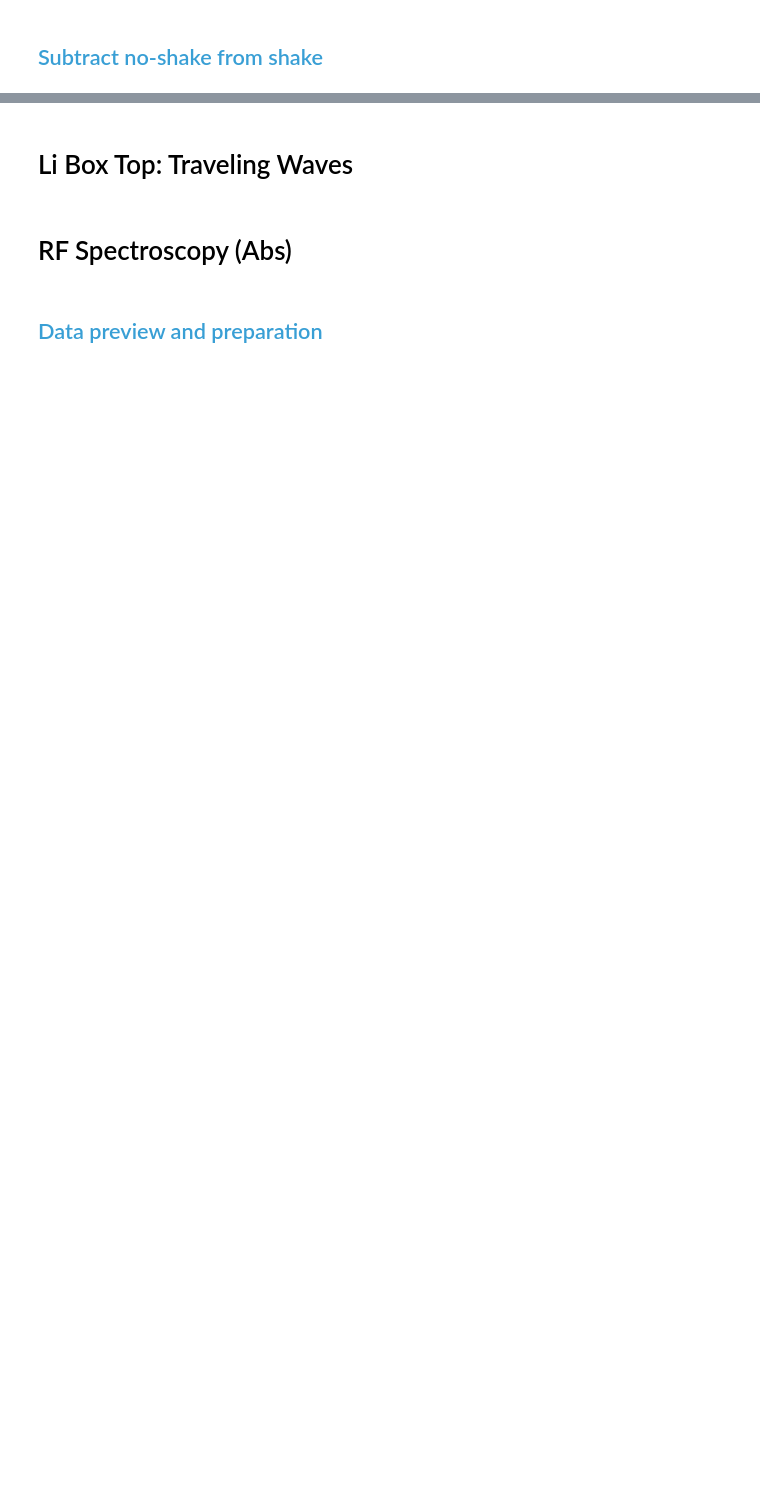
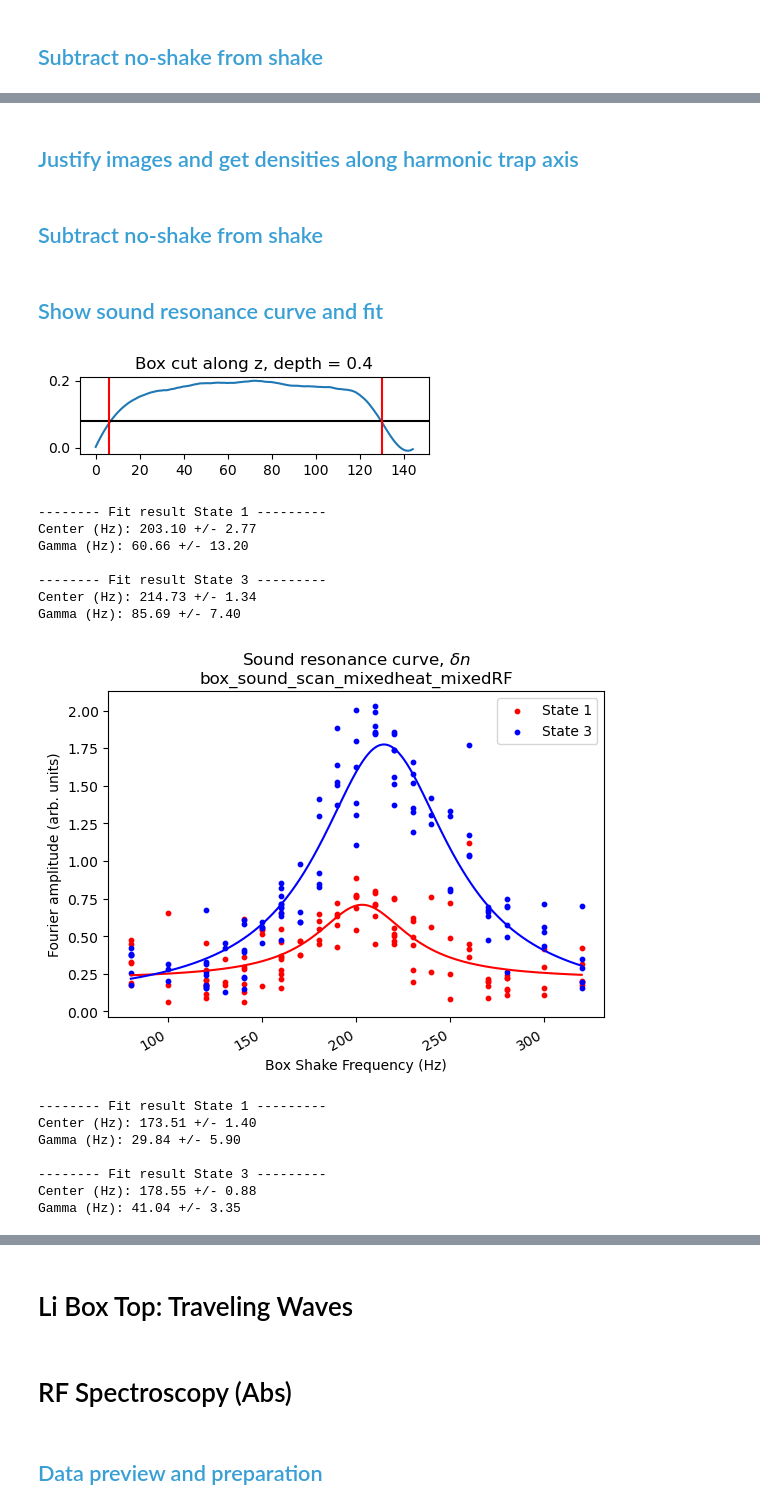
Before and after one commit to huanium/huanium, a Jupyter notebook: MIT_PhD/BEC1/Analysis/BEC1 Calculator.ipynb, the cells around one changed output, grey strips where cells are left out. Saved outputs shown, nothing was run; the diff lists cells and outputs as text; code cells hidden in the pictures; blank space fills up the shorter version.

```diff
--- a/MIT_PhD/BEC1/Analysis/BEC1 Calculator.ipynb
+++ b/MIT_PhD/BEC1/Analysis/BEC1 Calculator.ipynb
@@ -629,7 +636,8 @@ def add_polrot_column_densities_to_dataframe(df_PR, exp_params_dict_PR, ROI_PR):
 
     return df_PR
 # %%
-def add_counts_from_PR_column_densities_to_dataframe(df_PR, um_per_pixel):
+def add_counts_from_PR_column_densities_to_dataframe(df_PR, exp_params_dict):
+    um_per_pixel = exp_params_dict['Values']['top_um_per_pixel'] # in um
     counts = []
     for idx, row in df_PR.iterrows():
         counts.append( sum(sum(row['column_density']))* (um_per_pixel**2) * 10**(-12) )
@@ -652,7 +660,8 @@ def add_atom_counts_from_densities_to_data_frame(df, um_per_pixel):
 ## <font color=#399FD5>Hybrid Top analysis functions</font>
 # %%
 # rotate column densities by tilt angle & add 'justified_column_density' to dataframe
-def add_justified_column_density_to_dataframe(df, tilt_angle):
+def add_justified_column_density_to_dataframe(df, exp_params_dict):
+    tilt_angle = exp_params_dict["Values"]["axicon_tilt_deg"]
     df['justified_column_density'] = [None]*df.shape[0]
     print('Tilt angle: ' + str(tilt_angle) + ' degrees')
     if 'column_density' in df.columns:
@@ -2702,8 +2430,7 @@ data_frame_Sound_Scan_PR = add_polrot_column_densities_to_dataframe(data_frame_S
 # %%
 # get counts
-um_per_pixel_Sound_Scan_PR = experiment_parameters_dict_Sound_Scan_PR['Values']['top_um_per_pixel'] # in um
 data_frame_Sound_Scan_PR = add_counts_from_PR_column_densities_to_dataframe(data_frame_Sound_Scan_PR,
-                                                                             um_per_pixel_Sound_Scan_PR)
+                                                                             experiment_parameters_dict_Sound_Scan_PR)
 # FILTER DATA
 data_frame_Sound_Scan_PR = data_filter(data_frame_Sound_Scan_PR, 'atom_count', 1.5, ['image_type','TopA'])
 data_frame_Sound_Scan_PR = data_filter(data_frame_Sound_Scan_PR, 'atom_count', 1.5, ['image_type','TopB'])
@@ -2724,9 +2444,8 @@ Standard deviation in imbalance: 0.06
 ## <font color=#399FD5>Justify images and get densities along harmonic trap axis</font>
 # %%
 # justify imaging by tilting
-box_top_tilt_angle = experiment_parameters_dict_Sound_Scan_PR["Values"]["axicon_tilt_deg"]
 data_frame_Sound_Scan_PR = add_justified_column_density_to_dataframe(data_frame_Sound_Scan_PR,
-                                                                     box_top_tilt_angle)
+                                                                     experiment_parameters_dict_Sound_Scan_PR)
 # look at a rotated image:
 plt.imshow(data_frame_Sound_Scan_PR['justified_column_density'][0])
 plt.show()
@@ -3160,0 +2647,2 @@ Results and images saved!
+# %% [markdown]
+## <font color=#399FD5>Justify images and get densities along harmonic trap axis</font>
@@ -3160,0 +2659,2 @@ Results and images saved!
+# %% [markdown]
+## <font color=#399FD5>Subtract no-shake from shake</font>
@@ -3160,0 +2712,36 @@ Results and images saved!
+# %% [markdown]
+## <font color=#399FD5>Show sound resonance curve and fit</font>
+# %%
+# cut the box:
+# first cut box to get "good" Fourier modes
+df_sound_mixedheat = add_box_boundary_along_z_to_dataframe(df_sound_mixedheat, cut_depth=0.4)
+
+# WITHOUT HEAT
+fig_res_noheat, center_A_noheat, gamma_A_noheat, center_B_noheat, gamma_B_noheat = first_sound_resonance_curve_fit(df_sound_mixedheat[df_sound_mixedheat['HeatCycles']==0],
+                                                                       symmetric_mode = 1,
+                                                                       fit = True,
+                                                                       real = False,
+                                                                       normalize = False)
+# WITH HEAT
+fig_res_heat, center_A_heat, gamma_A_heat, center_B_heat, gamma_B_heat = first_sound_resonance_curve_fit(df_sound_mixedheat[df_sound_mixedheat['HeatCycles']!=0],
+                                                                       symmetric_mode = 1,
+                                                                       fit = True,
+                                                                       real = False,
+                                                                       normalize = False)
+# %% [output]
+[figure, added]
+-------- Fit result State 1 ---------
+Center (Hz): 203.10 +/- 2.77
+Gamma (Hz): 60.66 +/- 13.20
+
+-------- Fit result State 3 ---------
+Center (Hz): 214.73 +/- 1.34
+Gamma (Hz): 85.69 +/- 7.40
+[figure, added]
+-------- Fit result State 1 ---------
+Center (Hz): 173.51 +/- 1.40
+Gamma (Hz): 29.84 +/- 5.90
+
+-------- Fit result State 3 ---------
+Center (Hz): 178.55 +/- 0.88
+Gamma (Hz): 41.04 +/- 3.35
```
Also changed, not shown: parts of 143 cells of this notebook, 21 other files.
